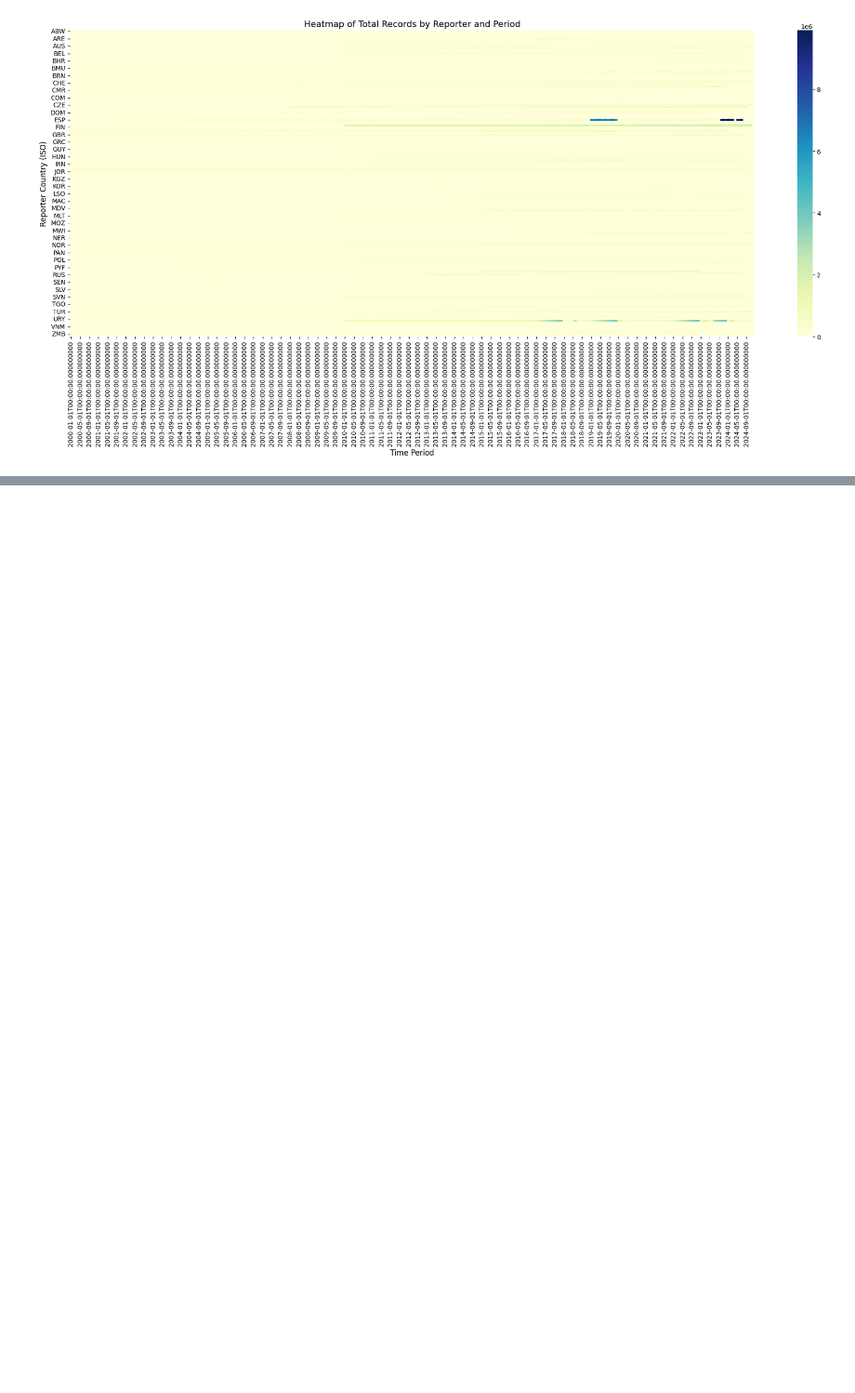
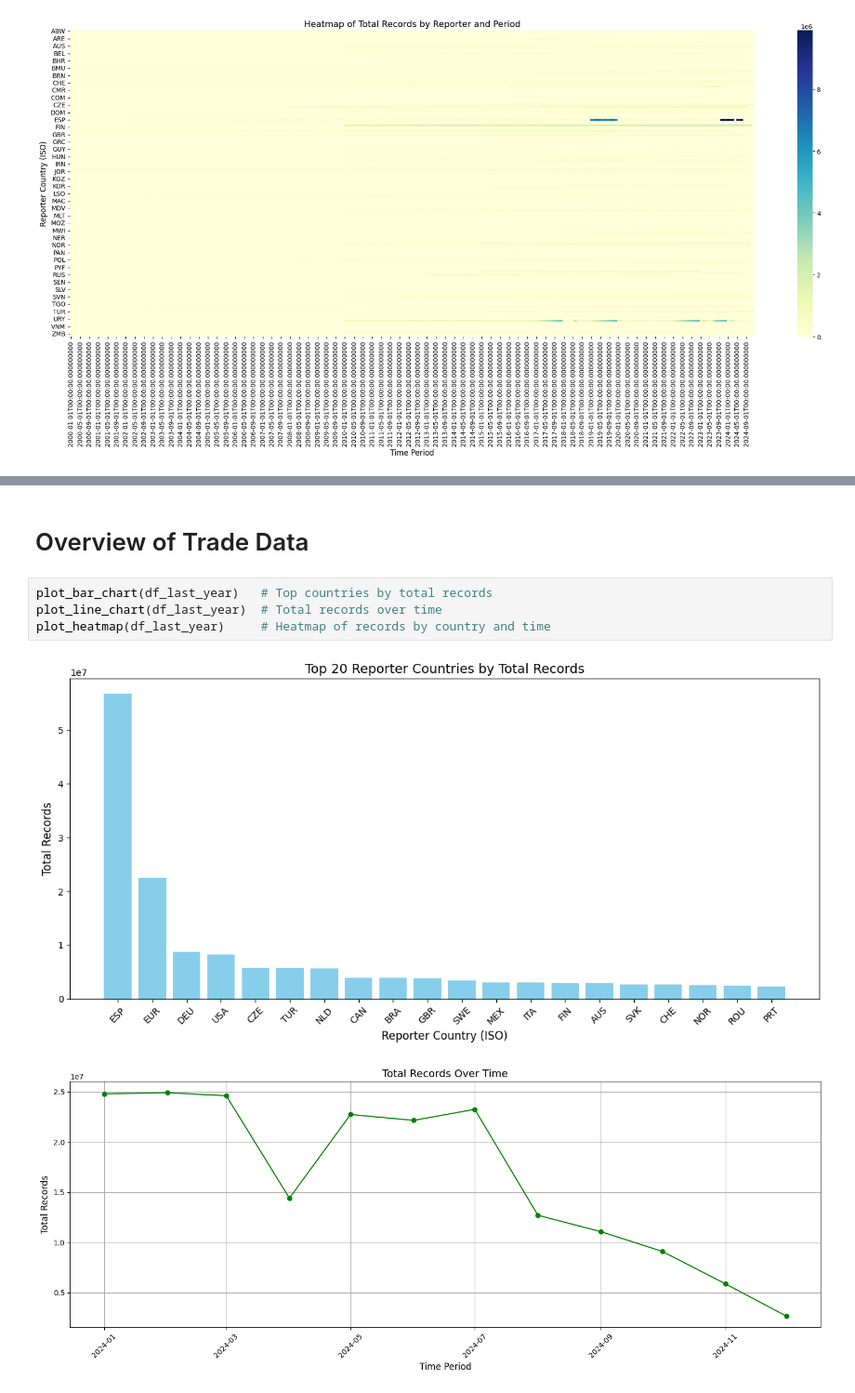
Before and after one commit to ModelEarth/exiobase-global-trade, a Jupyter notebook: comtrade/comtrade-report.ipynb, the cells around one changed output, grey strips where cells are left out. Shown at 93% size. Saved outputs shown, nothing was run; the diff lists cells and outputs as text; blank space fills up the shorter version.

```diff
--- a/comtrade/comtrade-report.ipynb
+++ b/comtrade/comtrade-report.ipynb
@@ -283,0 +320,9 @@ memory usage: 69.0+ KB
+# %% [markdown]
+# Overview of Trade Data
+# %%
+plot_bar_chart(df_last_year)   # Top countries by total records
+plot_line_chart(df_last_year)  # Total records over time
+plot_heatmap(df_last_year)     # Heatmap of records by country and time
+# %% [output]
+[figure, added]
+[figure, added]
```
Also changed, not shown: parts of 14 cells of this notebook.
